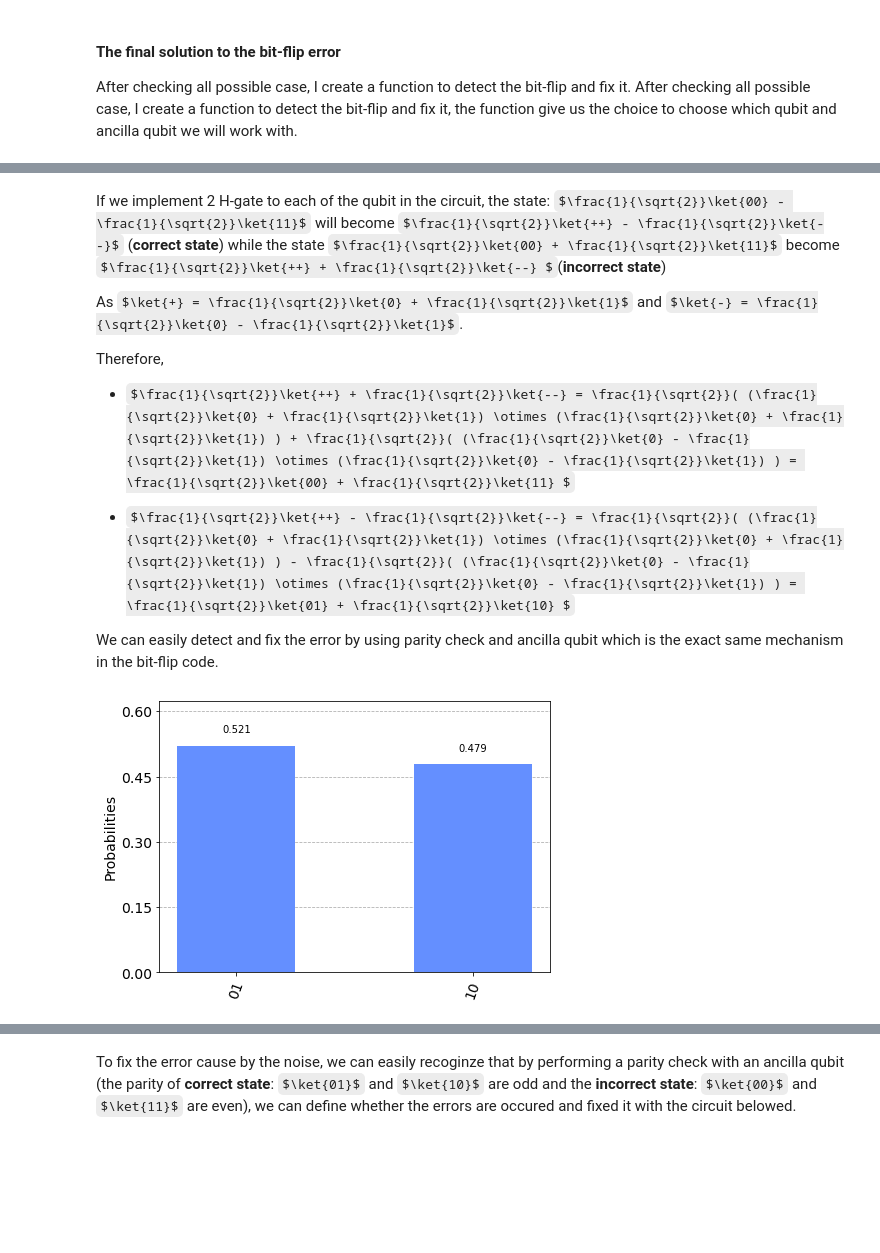
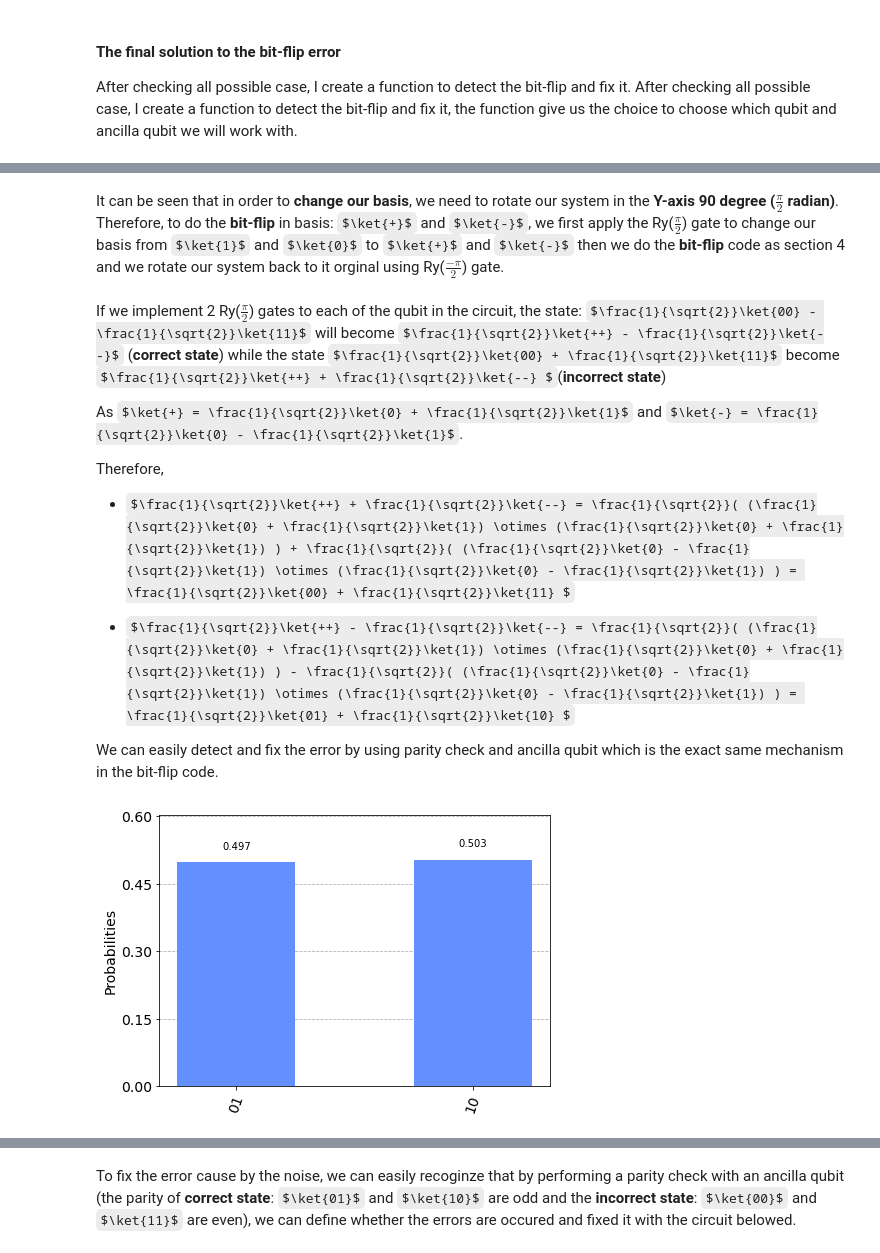
Before and after one commit to bachbao/QOSF-, a Jupyter notebook: QOSF.ipynb, the cells around one changed output, grey strips where cells are left out. Cells and saved outputs as stored; diff of their text form; code cells hidden in the pictures; some formulas as TeX source; blank space fills up the shorter version.

```diff
--- a/QOSF.ipynb
+++ b/QOSF.ipynb
@@ -206,5 +212,7 @@ If there is no noise and errors in our system, when we apply Z-gate to one of th
+# %% [markdown]
+It can be seen that in order to **change our basis**, we need to rotate our system in the **Y-axis 90 degree ($\frac{\pi}{2}$ radian)**. Therefore, to do the **bit-flip** in basis: $\ket{+}$ and $\ket{-}$, we first apply the Ry($\frac{\pi}{2}$) gate to change our basis from $\ket{1}$ and $\ket{0}$ to $\ket{+}$ and $\ket{-}$ then we do the **bit-flip** code as section 4 and we rotate our system back to it orginal using Ry($\frac{-\pi}{2}$) gate.
 # %% [markdown]
-If we implement 2 H-gate to each of the qubit in the circuit, the state: $\frac{1}{\sqrt{2}}\ket{00} - \frac{1}{\sqrt{2}}\ket{11}$ will become $\frac{1}{\sqrt{2}}\ket{++} - \frac{1}{\sqrt{2}}\ket{--}$ (**correct state**) while the state $\frac{1}{\sqrt{2}}\ket{00} + \frac{1}{\sqrt{2}}\ket{11}$ become $\frac{1}{\sqrt{2}}\ket{++} + \frac{1}{\sqrt{2}}\ket{--} $(**incorrect state**)
+If we implement 2 Ry($\frac{\pi}{2}$) gates to each of the qubit in the circuit, the state: $\frac{1}{\sqrt{2}}\ket{00} - \frac{1}{\sqrt{2}}\ket{11}$ will become $\frac{1}{\sqrt{2}}\ket{++} - \frac{1}{\sqrt{2}}\ket{--}$ (**correct state**) while the state $\frac{1}{\sqrt{2}}\ket{00} + \frac{1}{\sqrt{2}}\ket{11}$ become $\frac{1}{\sqrt{2}}\ket{++} + \frac{1}{\sqrt{2}}\ket{--} $(**incorrect state**)
 
 As $\ket{+} = \frac{1}{\sqrt{2}}\ket{0} + \frac{1}{\sqrt{2}}\ket{1}$ and $\ket{-} = \frac{1}{\sqrt{2}}\ket{0} - \frac{1}{\sqrt{2}}\ket{1}$.
 
@@ -217,23 +225,23 @@ We can easily detect and fix the error by using parity check and ancilla qubit w
 # %%
 q = QuantumRegister(2,'q')
 c = ClassicalRegister(2,'c')
 qc3 = QuantumCircuit(q,c)
 
 qc3.h(q[0])
 qc3.cnot(q[0],q[1])
 
 qc3.z(q[1])
 
-qc3.h(q[0])
-qc3.h(q[1])
+qc3.ry(pi/2,q[0])
+qc3.ry(pi/2,q[1])
 
 qc3.measure(q[0],c[0])
 qc3.measure(q[1],c[1])
 
 counts = execute(qc3, Aer.get_backend('qasm_simulator')).result().get_counts()
 plot_histogram(counts)
 # %% [output]
-[figure, old version]
+[figure, new version]
 # %%
 counts = execute(qc3, Aer.get_backend('qasm_simulator'),noise_model=noise_model).result().get_counts()
 plot_histogram(counts)
```
Also changed, not shown: parts of 21 cells of this notebook, 2 other files.
